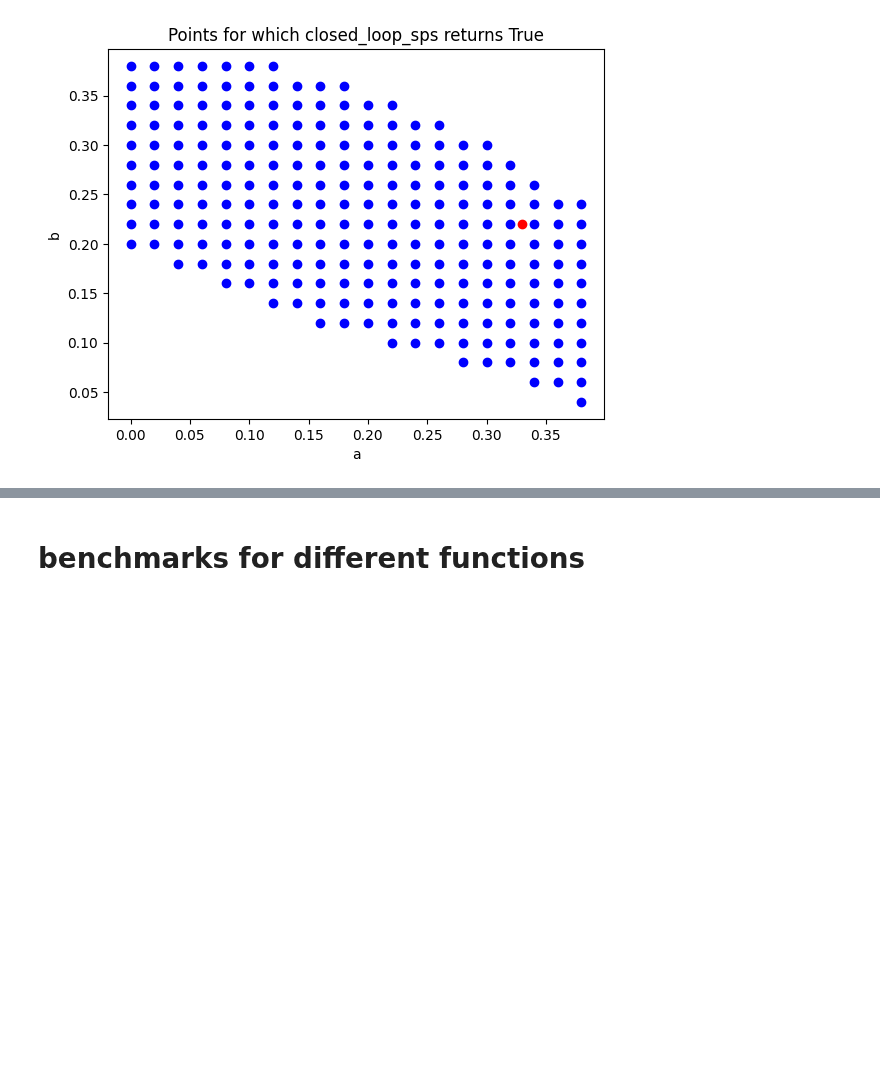
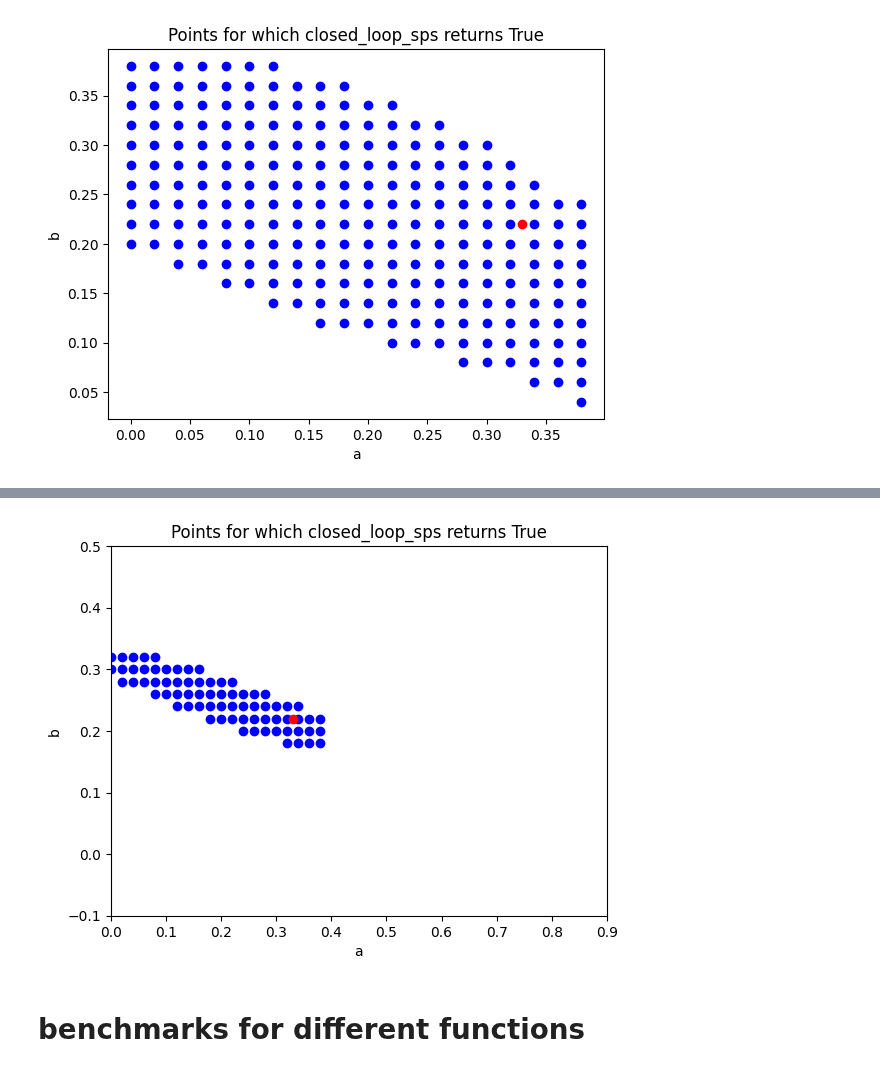
Before and after one commit to Muckthebuck/Learning-Dynamic-Systems, a Jupyter notebook: indirect_identification/notebooks/sps_indirect.ipynb, the cells around one changed output, grey strips where cells are left out. Cells and saved outputs as stored; diff of their text form; code cells hidden in the pictures; blank space fills up the shorter version.

Commit message:
sps_indirect updated to use the optimised d_tfs

```diff
--- a/indirect_identification/notebooks/sps_indirect.ipynb
+++ b/indirect_identification/notebooks/sps_indirect.ipynb
@@ -815,3 +833,81 @@ plt.show()
+# %%
+from indirect_identification.sps_indirect import SPS_indirect_model
+import numpy as np
+import matplotlib.pyplot as plt
+
+#
+np.random.seed(42)
+# Example usage with CuPy:
+A  = [1, -0.33] # A(z^-1) = 1 - 0.33z^-1
+B = [0, 0.22]  # B(z^-1) = 0.22z^-1
+C = [1, 0.15] # C(z^-1) = 1 + 0.15z^-1
+
+m = 100
+q = 5
+T = n_samples  # Example sample size
+
+C = np.array([1, 0.15])  # C(z^-1) = 1 + 0.15z^-1
+F = (np.array([0.31, 0.23]), np.array([1]))  # F(z^-1) = 0.31 + 0.23z^-1
+L = (np.array([1]), np.array([1]))  # L(z^-1) = 1
+
+m = 100
+q = 5
+T = n_samples
+
+model = SPS_indirect_model(m, q)
+
+# Create arrays for a and b values
+a_values = np.arange(0, 0.4, 0.02)
+b_values = np.arange(0, 0.4, 0.02)
+
+# Create a meshgrid for a and b values
+a_grid, b_grid = np.meshgrid(a_values, b_values, indexing='ij')
+
+# Flatten the grids for iteration
+a_flat = a_grid.ravel()
+b_flat = b_grid.ravel()
+
+# Store results in a list
+results = []
+
+# Vectorized operations to minimize Python loops
+A = np.stack([np.ones_like(a_flat), -a_flat], axis=-1)
+B = np.stack([np.zeros_like(b_flat), b_flat], axis=-1)
+
+# Perform computations
+for i in range(len(a_flat)):
+    G = (B[i], A[i])  # G should be a tuple of arrays
+    H = (C, A[i])  # H should be a tuple of arrays
+
+    # Transform to open loop
+    G_0, H_0 = model.transform_to_open_loop(G, H, F, L)  # Assuming F and L are defined
+
+    # Check the condition and store the result if true
+    in_sps, S1 = model.open_loop_sps(G_0, H_0, Y, R, 1, 1)  # Assuming Y and U are defined
+    if in_sps:
+        results.append((a_flat[i], b_flat[i]))
+
+# Convert the results to a NumPy array
+results = np.array(results)
+
+# Plot the results
+fig, ax = plt.subplots()
+ax.plot(results[:, 0], results[:, 1], 'bo')  # Plot the points as blue dots
+
+# Labeling the plot
+ax.set_xlabel('a')
+ax.set_ylabel('b')
+ax.set_xlim([0, 0.9])
+ax.set_ylim([-0.1, 0.5])
+ax.set_title('Points for which closed_loop_sps returns True')
+
+# Plot the true values
+ax.plot(0.33, 0.22, 'ro')  # Plot the true values as a red dot
+
+# Show the plot
+plt.show()
+# %% [output]
+[figure, added]
 # %% [markdown]
 # benchmarks for different functions
 # %%
```
Also changed, not shown: parts of 5 cells of this notebook, 2 other files.
